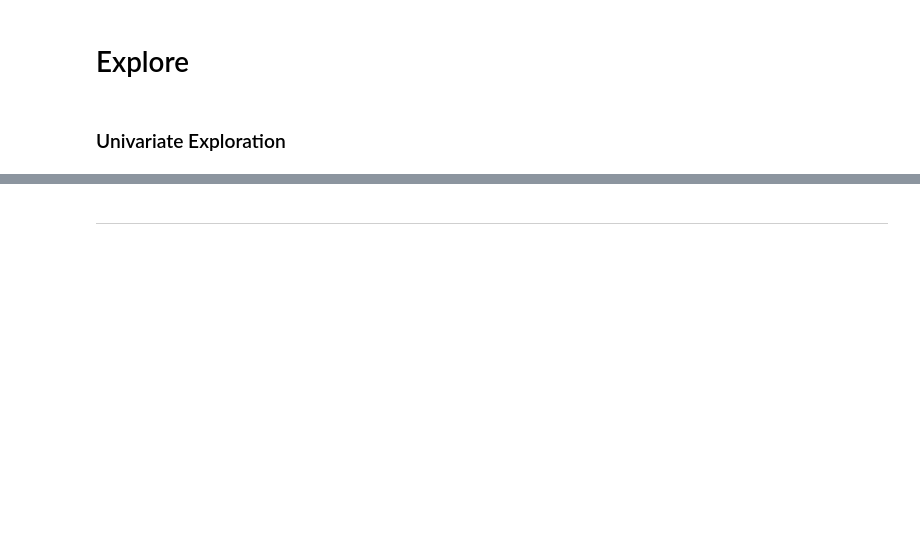
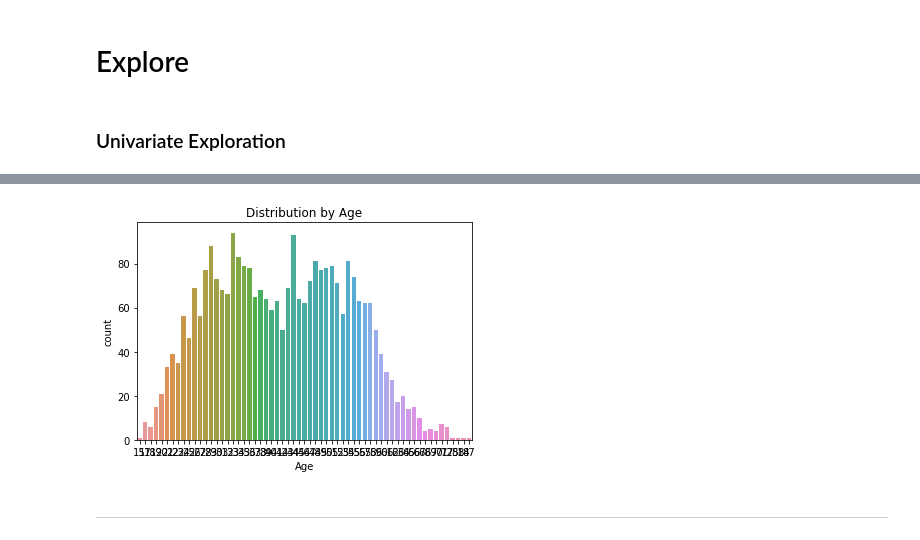
Before and after one commit to natasharivers/individual_project, a Jupyter notebook: Final Notebook.ipynb, the cells around one changed output, grey strips where cells are left out. Saved outputs shown, nothing was run; the diff lists cells and outputs as text; code cells hidden in the pictures; blank space fills up the shorter version.

```diff
--- a/Final Notebook.ipynb
+++ b/Final Notebook.ipynb
@@ -183,3 +309,10 @@ plt.show()
+# %%
+#visualize distribution by gender
+sns.countplot(x='Age', data=train)
+plt.title('Distribution by Age')
+None
+# %% [output]
+[figure, added]
 # %% [markdown]
 _________________________________
 # %% [markdown]
```
Also changed, not shown: parts of 59 cells of this notebook.
